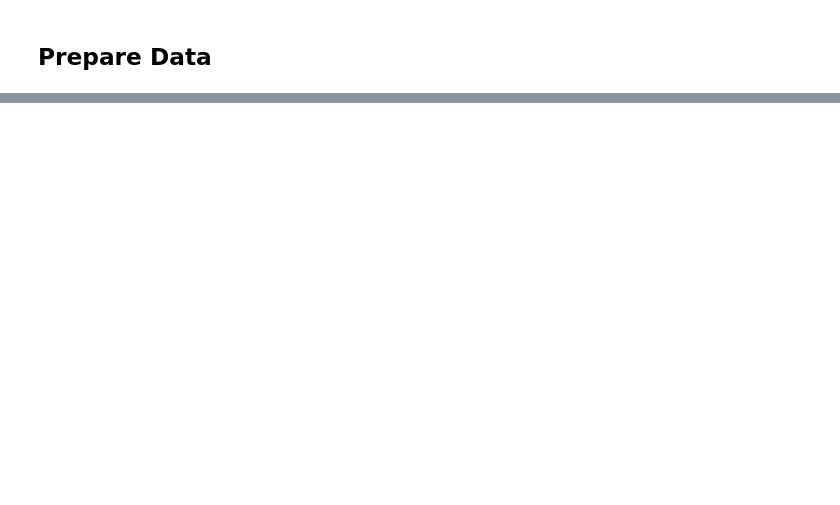
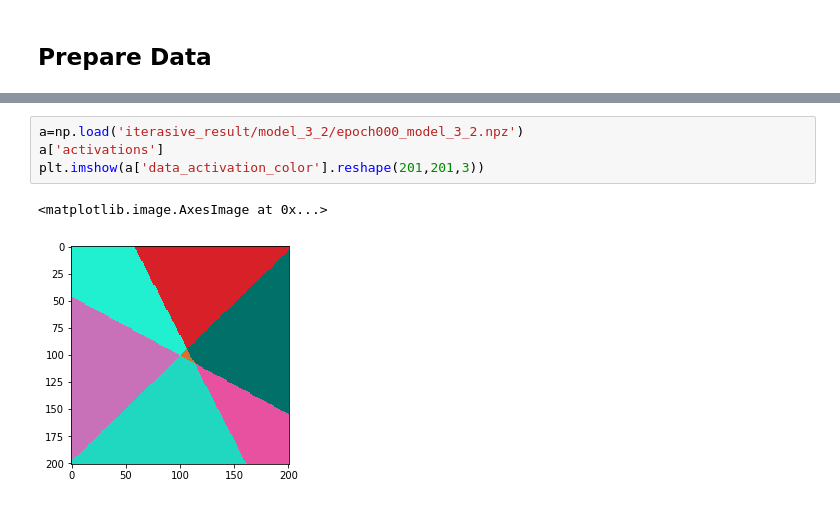
Before and after one commit to LinkRogers/Work, a Jupyter notebook: adv/tensorflow_iterative.ipynb, the cells around one changed output, grey strips where cells are left out. Drawn from its saved outputs; the diff is of its cells as text; blank space fills up the shorter version.

```diff
--- a/adv/tensorflow_iterative.ipynb
+++ b/adv/tensorflow_iterative.ipynb
@@ -154,2 +167,9 @@ labels = Y
+# %%
+a=np.load('iterasive_result/model_3_2/epoch000_model_3_2.npz')
+a['activations']
+plt.imshow(a['data_activation_color'].reshape(201,201,3))
+# %% [output]
+<matplotlib.image.AxesImage at 0x...>
+[figure, added]
 # %%
 import os
```
Also changed, not shown: parts of 10 cells of this notebook, 6 other files.
